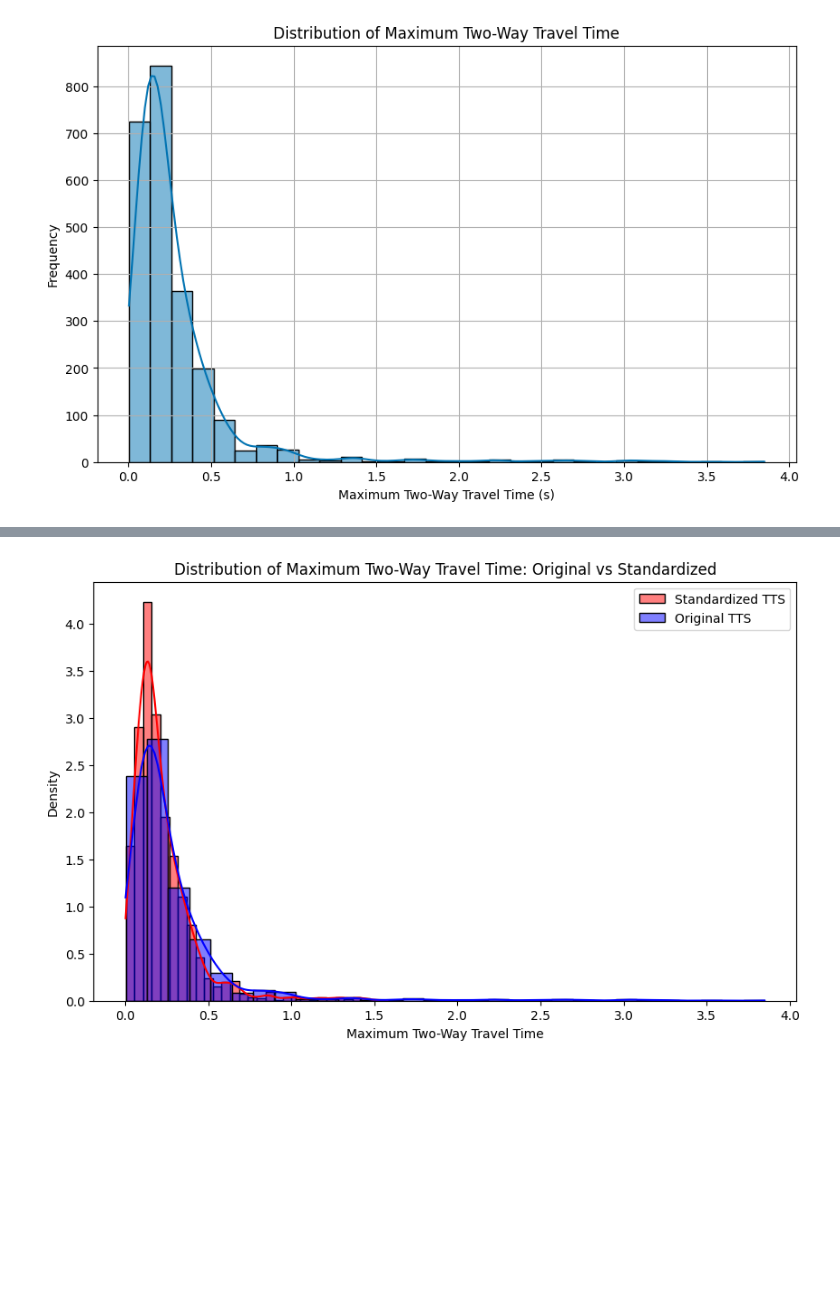
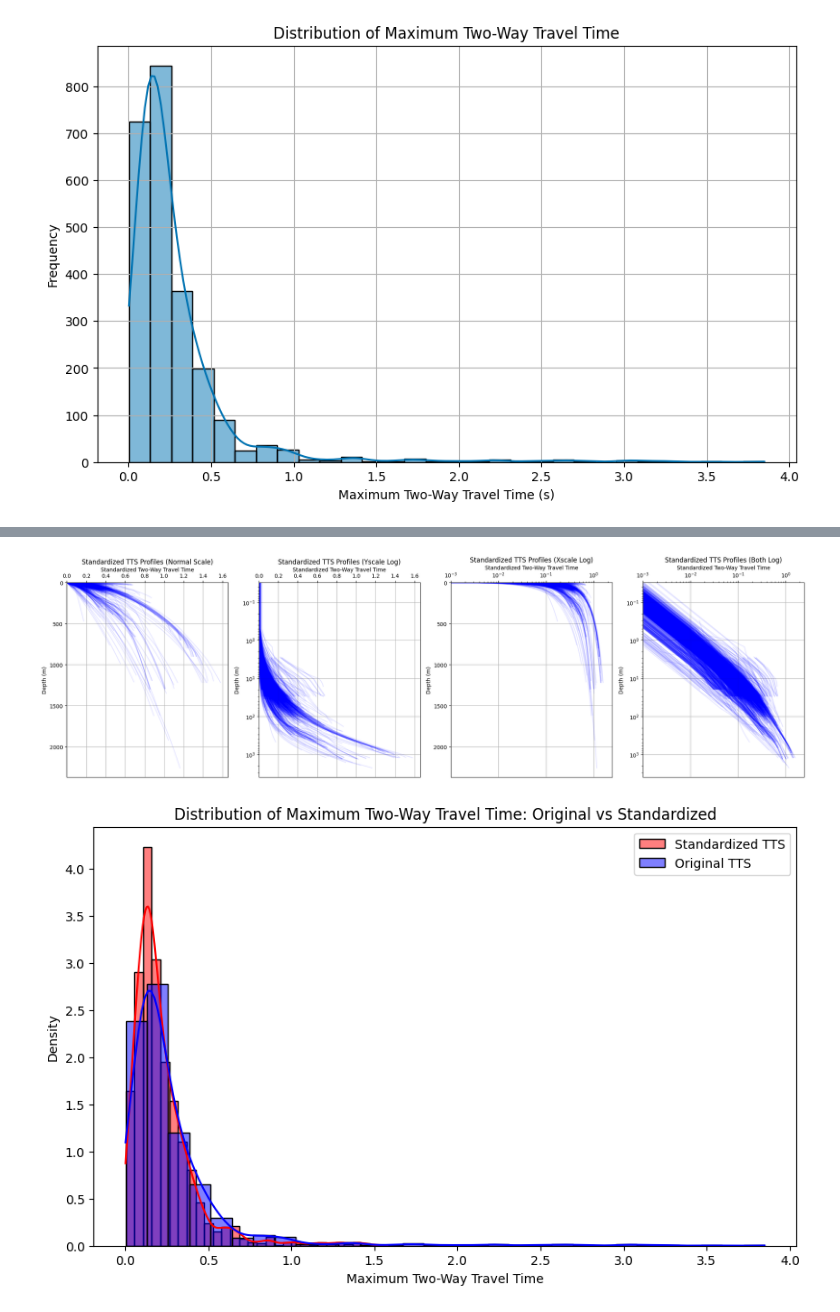
Before and after one commit to KurtSoncco/gen-ai-soil-profiles, a Jupyter notebook: notebooks/VSPDB/EDA.ipynb, the cells around one changed output, grey strips where cells are left out. Saved outputs shown, nothing was run; the diff lists cells and outputs as text; code cells hidden in the pictures; blank space fills up the shorter version.

```diff
--- a/notebooks/VSPDB/EDA.ipynb
+++ b/notebooks/VSPDB/EDA.ipynb
@@ -250,2 +333,54 @@ plt.show()
+# %%
+# Plot all the standardized tts profiles in four subplots, one with normal units, then yscale log, then xscale log, and both log
+fig, ax = plt.subplots(1, 4, figsize=(20, 6))
+for profile in standardized_tts.values():
+    ax[0].plot(profile["tts"], profile["depth"], alpha=0.1, color="blue")
+    ax[1].plot(profile["tts"], profile["depth"], alpha=0.1, color="blue")
+    ax[2].plot(profile["tts"], profile["depth"], alpha=0.1, color="blue")
+    ax[3].plot(profile["tts"], profile["depth"], alpha=0.1, color="blue")
+
+ax[0].set_title("Standardized TTS Profiles (Normal Scale)")
+ax[1].set_title("Standardized TTS Profiles (Yscale Log)")
+ax[1].set_yscale("log")
+ax[2].set_title("Standardized TTS Profiles (Xscale Log)")
+ax[2].set_xscale("log")
+ax[3].set_title("Standardized TTS Profiles (Both Log)")
+ax[3].set_xscale("log")
+ax[3].set_yscale("log")
+# Use a small positive value for log scales
+min_tts = min(
+    [profile["tts"][profile["tts"] > 0].min() for profile in standardized_tts.values()]
+)
+min_depth = min(
+    [
+        profile["depth"][profile["depth"] > 0].min()
+        for profile in standardized_tts.values()
+    ]
+)
+eps = 1e-3
+x_min = max(min_tts, eps)
+y_min = max(min_depth, eps)
+
+ax[0].set_xlim(left=0)
+ax[0].set_ylim(bottom=0)
+ax[1].set_xlim(left=0)
+ax[1].set_ylim(bottom=y_min)
+ax[2].set_xlim(left=x_min)
+ax[2].set_ylim(bottom=0)
+ax[3].set_xlim(left=x_min)
+ax[3].set_ylim(bottom=y_min)
+# Xlabel and ticks on top
+for a in ax:
+    a.set_xlabel("Standardized Two-Way Travel Time")
+    a.set_ylabel("Depth (m)")
+    a.xaxis.set_label_position("top")
+    a.xaxis.tick_top()
+    a.grid()
+    a.invert_yaxis()
+
+plt.tight_layout()
+plt.show()
+# %% [output]
+[figure, added]
 # %%
 ## Distribution of max standardized tts in each profile compared with max original tts
```
Also changed, not shown: parts of 12 cells of this notebook.
